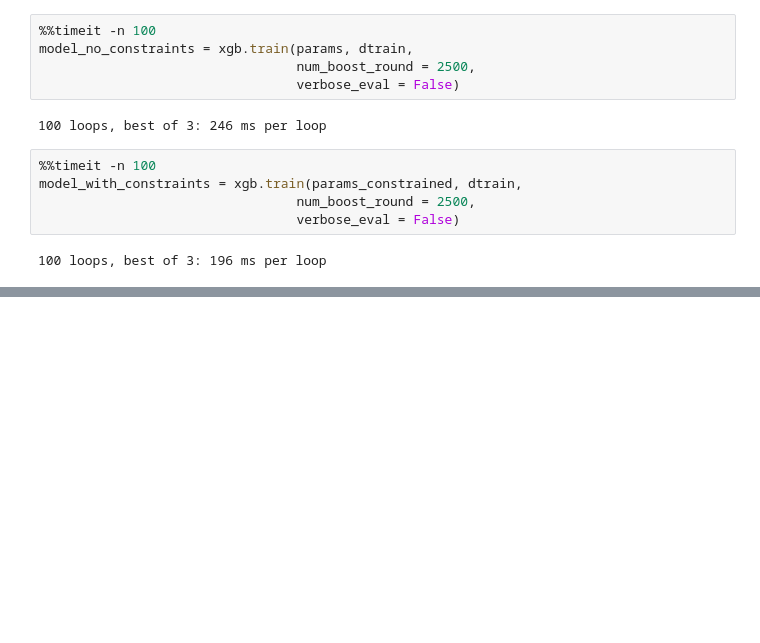
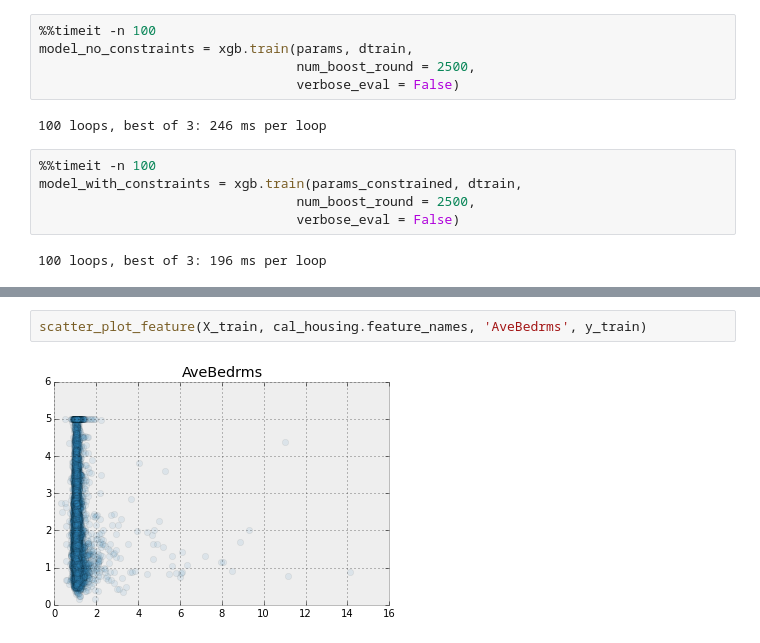
Before and after one commit to madrury/xgboost-monotonic-testing, a Jupyter notebook: xgboost-monotonic-testing.ipynb, the cells around one changed output, grey strips where cells are left out. Drawn from its saved outputs; the diff is of its cells as text; blank space fills up the shorter version.

```diff
--- a/xgboost-monotonic-testing.ipynb
+++ b/xgboost-monotonic-testing.ipynb
@@ -196,0 +228,4 @@ model_with_constraints = xgb.train(params_constrained, dtrain,
+# %%
+scatter_plot_feature(X_train, cal_housing.feature_names, 'AveBedrms', y_train)
+# %% [output]
+[figure, added]
```
Also changed, not shown: parts of 14 cells of this notebook.
